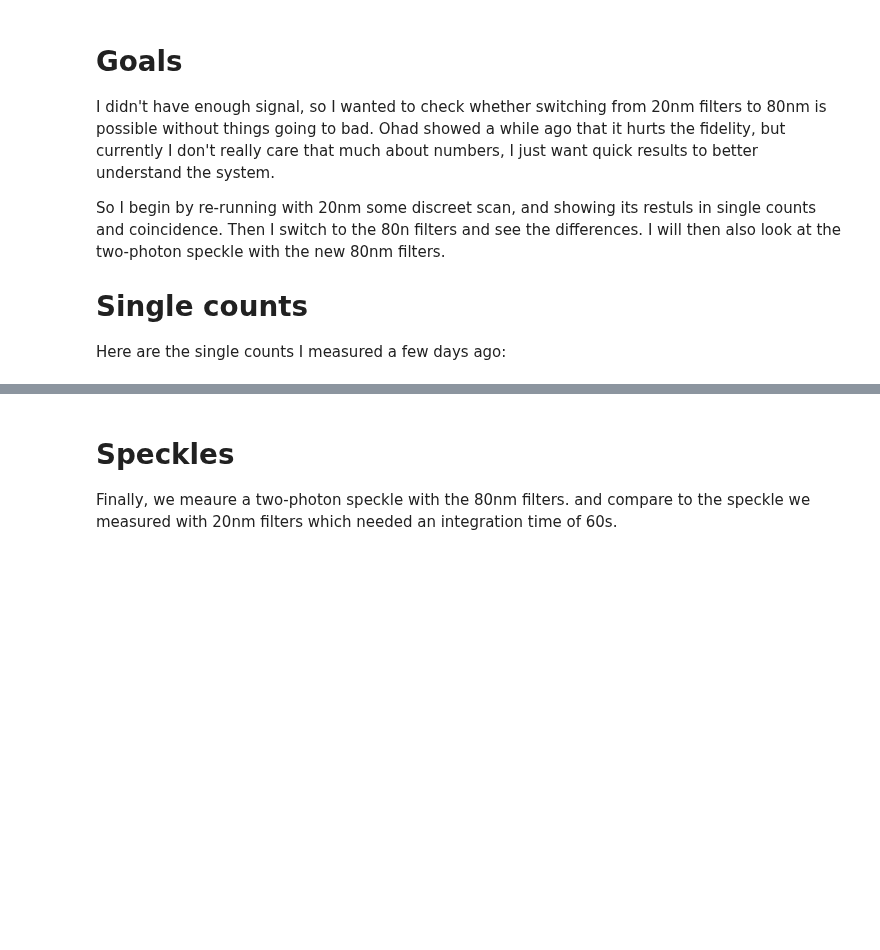
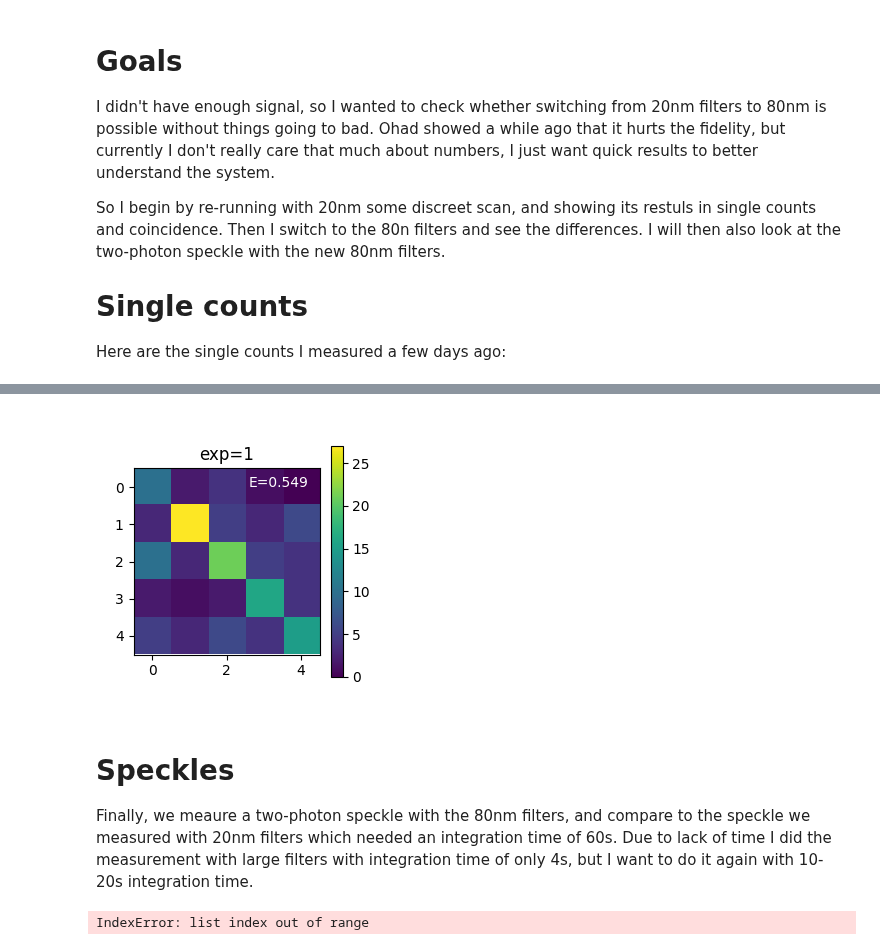
Before and after one commit to rubiaek/pianoq, a Jupyter notebook: pianoq/writeups/03_writeup_filters_80nm.ipynb, the cells around one changed output, grey strips where cells are left out. Cells and saved outputs as stored; diff of their text form; code cells hidden in the pictures; blank space fills up the shorter version.

```diff
--- a/pianoq/writeups/03_writeup_filters_80nm.ipynb
+++ b/pianoq/writeups/03_writeup_filters_80nm.ipynb
@@ -94,7 +135,16 @@ _ = axes[1, 0].set_ylabel('Filter=80nm')
+# %%
+path = r"G:\My Drive\Projects\MPLC\results\lab\2024_09_19_filters_80nm\2024_09_19_14_13_45_filter_80nm_exp_1s.dscan"
+d = DiscreetScanResult()
+d.loadfrom(path)
+
+fig, ax = plt.subplots(figsize=(3, 3))
+show_coin(d, ax)
+# %% [output]
+[figure, added]
 # %% [markdown]
 # Speckles
 
-Finally, we meaure a two-photon speckle with the 80nm filters. and compare to the speckle we measured with 20nm filters which needed an integration time of 60s.
+Finally, we meaure a two-photon speckle with the 80nm filters, and compare to the speckle we measured with 20nm filters which needed an integration time of 60s. Due to lack of time I did the measurement with large filters with integration time of only 4s, but I want to do it again with 10-20s integration time.
 # %%
 speckles_20_path = glob.glob(rf'{dir_path}\*two_ph_speckle*d1d*filter_20nm*.scan')[0]
 speckles_20 = ScanResult(path=speckles_20_path)
@@ -105,9 +155,11 @@ speckles_80 = ScanResult(path=speckles_80_path)
 def show(s, ax, title):
     imm = ax.imshow(s.coincidences)
     ax.figure.colorbar(imm, ax=ax)
-    ax.set_title(
+    ax.set_title(title)
 
 fig, axes = plt.subplots(1, 2, constrained_layout=True, figsize=(6, 3))
 
 show(speckles_20, axes[0], title=f'exp={speckles_20.integration_time}, filter=20nm')
 show(speckles_80, axes[1], title=f'exp={speckles_80.integration_time}, filter=80nm')
+# %% [output]
+IndexError: list index out of range
```
Also changed, not shown: parts of 10 cells of this notebook.
